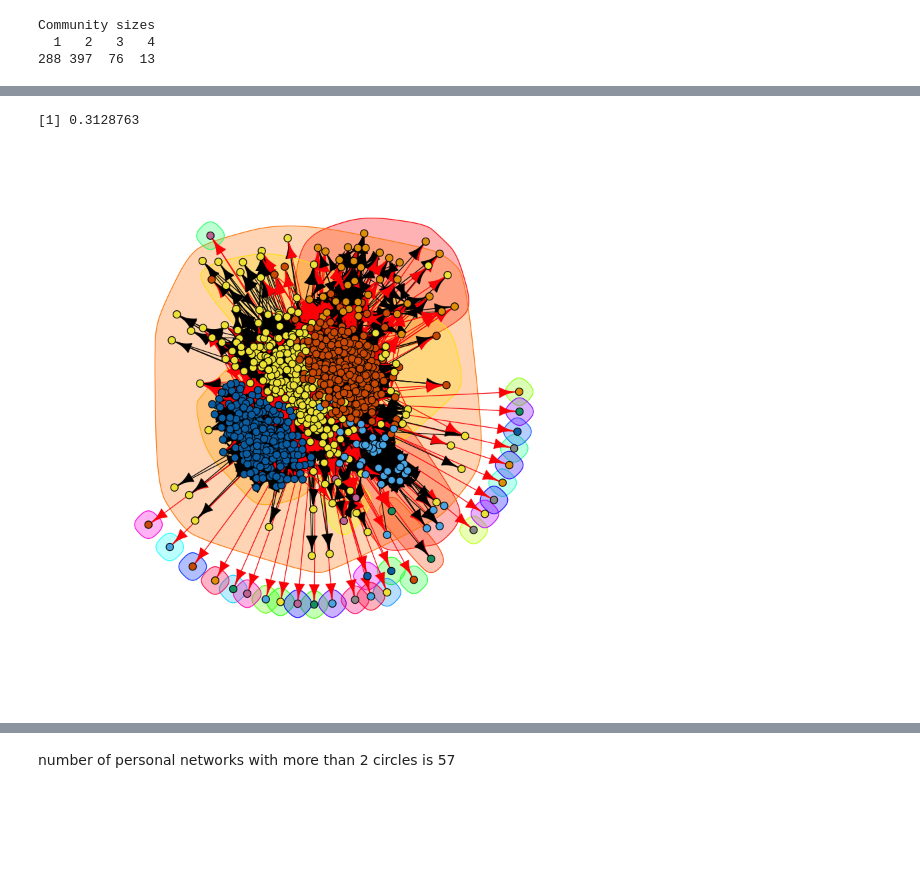
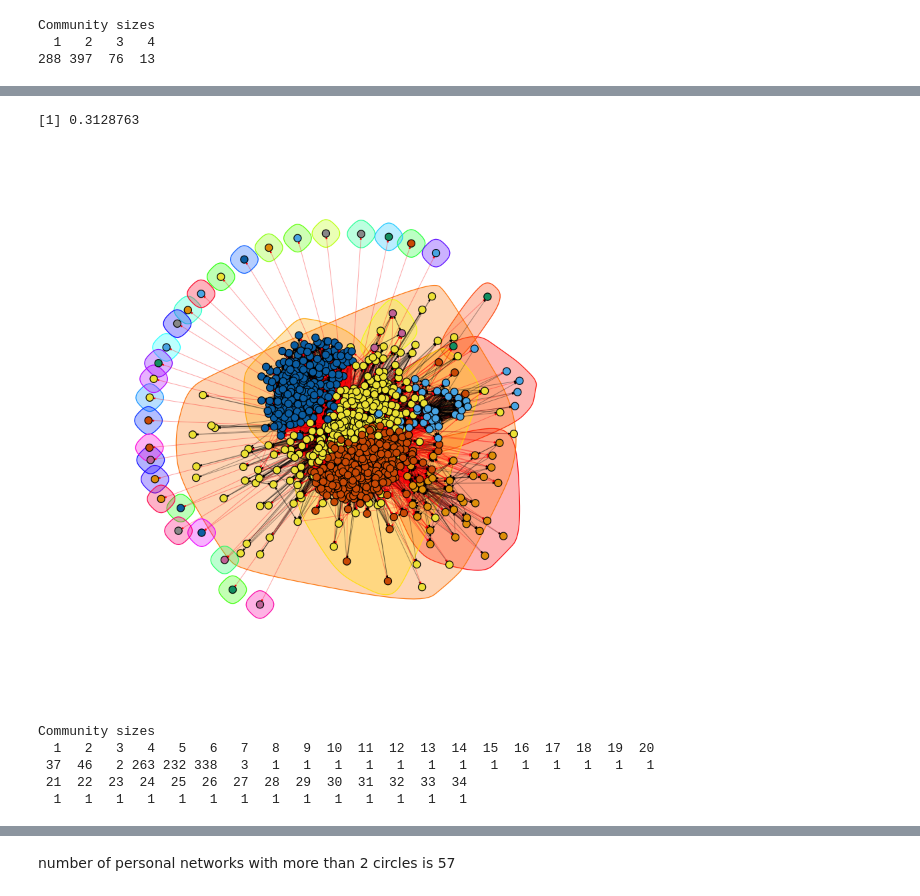
Before and after one commit to wanghran/ECE232_Graph, a Jupyter notebook: Project_2/code/2.ipynb, the cells around one changed output, grey strips where cells are left out. Cells and saved outputs as stored; diff of their text form; code cells hidden in the pictures; blank space fills up the shorter version.

```diff
--- a/Project_2/code/2.ipynb
+++ b/Project_2/code/2.ipynb
@@ -60,22 +68,30 @@ Community sizes
 # %%
 neighbors = read.table("../gplus/115625564993990145546.feat", colClasses = "character")
 edges = read.table("../gplus/115625564993990145546.edges", colClasses = "character")
 colnames(neighbors)[1] = "v1"
 colnames(neighbors)[2] = "v2"
 neighbors <- subset(neighbors, select=c("v1", "v2"))
 id = strsplit("../gplus/115625564993990145546", "/")[[1]][[3]]
 edge_list = as.vector(t(edges))
 temp = neighbors[1]
 neighbors[1] = id
 neighbors[2] = temp
 g <- graph_from_data_frame(neighbors, directed = TRUE, vertices = NULL)
 g <- add_edges(g, edge_list)
 walktrap <- walktrap.community(g)
 color_vector = walktrap$membership+1
 vertex_vector = rep(4,vcount(g))
 vertex_vector[1]=6
 print(modularity(walktrap))
-plot(walktrap,g,vertex.color=color_vector,vertex.label=NA,vertex.size=vertex_vector)
+plot(walktrap,g,vertex.color=color_vector,vertex.label=NA,vertex.size=vertex_vector, edge.width=0.3, edge.arrow.size=0.1)
 # %% [output]
 [1] 0.3128763
-[figure, old version]
+[figure, new version]
+# %%
+sizes(walktrap)
+# %% [output]
+Community sizes
+  1   2   3   4   5   6   7   8   9  10  11  12  13  14  15  16  17  18  19  20
+ 37  46   2 263 232 338   3   1   1   1   1   1   1   1   1   1   1   1   1   1
+ 21  22  23  24  25  26  27  28  29  30  31  32  33  34
+  1   1   1   1   1   1   1   1   1   1   1   1   1   1
```
Also changed, not shown: parts of 7 cells of this notebook, 30 other files.
